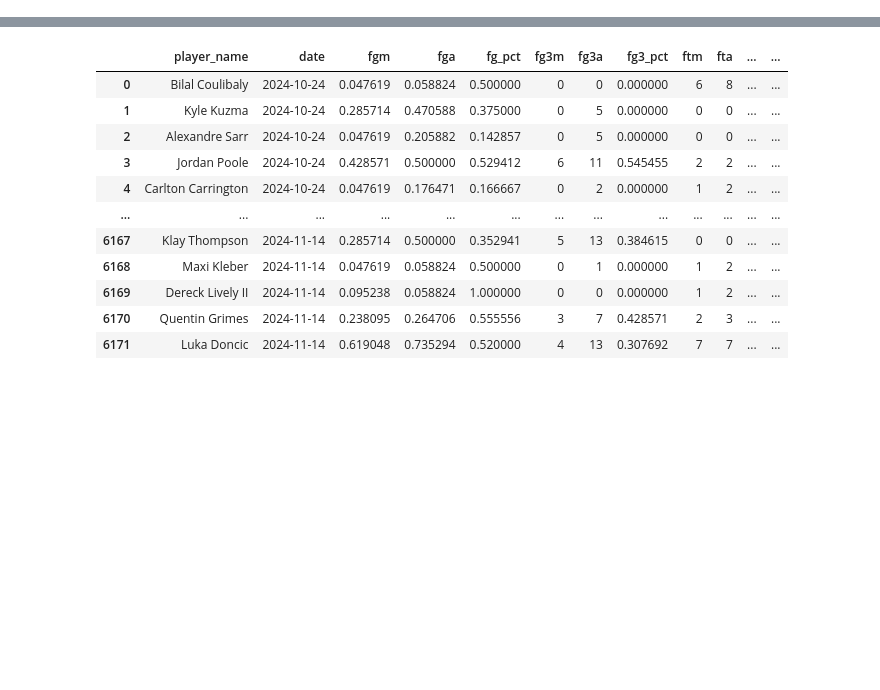
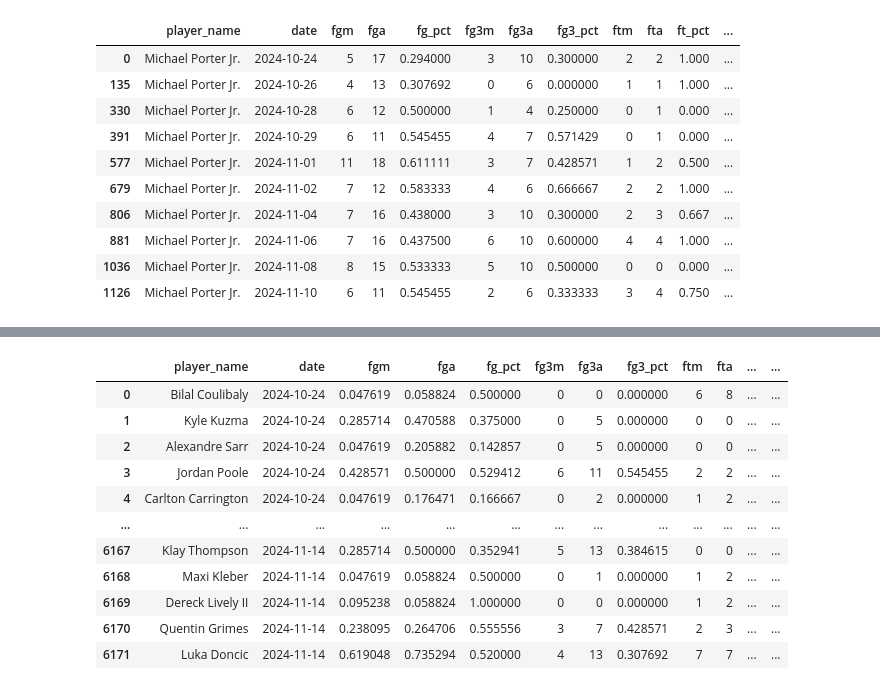
Before and after one commit to D2jc/PrizePicksPredictor, a Jupyter notebook: Preprocessing/Data Processing and First Model.ipynb, the cells around one changed output, grey strips where cells are left out. Saved outputs shown, nothing was run; the diff lists cells and outputs as text; code cells hidden in the pictures; blank space fills up the shorter version.

```diff
--- a/Preprocessing/Data Processing and First Model.ipynb
+++ b/Preprocessing/Data Processing and First Model.ipynb
@@ -86,0 +121,14 @@ dtype: int64
+# %%
+data_and_proj[data_and_proj['player_name'] == 'Michael Porter Jr.']
+# %% [output]
+|  | player_name | date | fgm | fga | fg_pct | fg3m | fg3a | fg3_pct | ftm | fta | ft_pct | ... |
+| 0 | Michael Porter Jr. | 2024-10-24 | 5 | 17 | 0.294000 | 3 | 10 | 0.300000 | 2 | 2 | 1.000 | ... |
+| 135 | Michael Porter Jr. | 2024-10-26 | 4 | 13 | 0.307692 | 0 | 6 | 0.000000 | 1 | 1 | 1.000 | ... |
+| 330 | Michael Porter Jr. | 2024-10-28 | 6 | 12 | 0.500000 | 1 | 4 | 0.250000 | 0 | 1 | 0.000 | ... |
+| 391 | Michael Porter Jr. | 2024-10-29 | 6 | 11 | 0.545455 | 4 | 7 | 0.571429 | 0 | 1 | 0.000 | ... |
+| 577 | Michael Porter Jr. | 2024-11-01 | 11 | 18 | 0.611111 | 3 | 7 | 0.428571 | 1 | 2 | 0.500 | ... |
+| 679 | Michael Porter Jr. | 2024-11-02 | 7 | 12 | 0.583333 | 4 | 6 | 0.666667 | 2 | 2 | 1.000 | ... |
+| 806 | Michael Porter Jr. | 2024-11-04 | 7 | 16 | 0.438000 | 3 | 10 | 0.300000 | 2 | 3 | 0.667 | ... |
+| 881 | Michael Porter Jr. | 2024-11-06 | 7 | 16 | 0.437500 | 6 | 10 | 0.600000 | 4 | 4 | 1.000 | ... |
+| 1036 | Michael Porter Jr. | 2024-11-08 | 8 | 15 | 0.533333 | 5 | 10 | 0.500000 | 0 | 0 | 0.000 | ... |
+| 1126 | Michael Porter Jr. | 2024-11-10 | 6 | 11 | 0.545455 | 2 | 6 | 0.333333 | 3 | 4 | 0.750 | ... |
```
Also changed, not shown: parts of 13 cells of this notebook.
